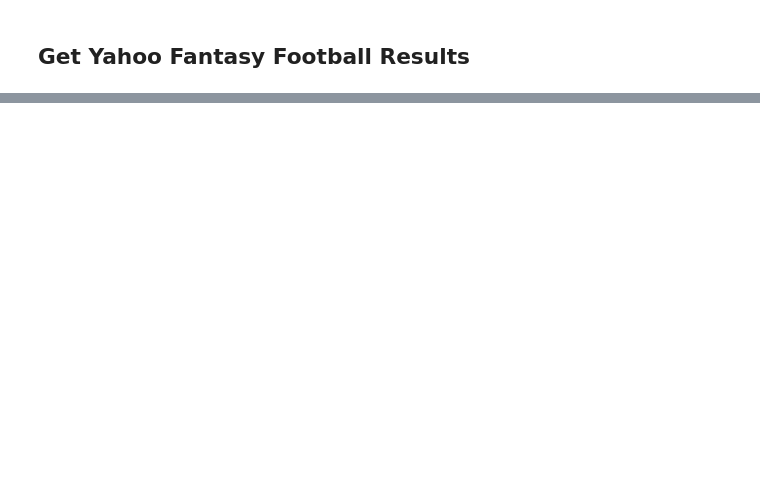
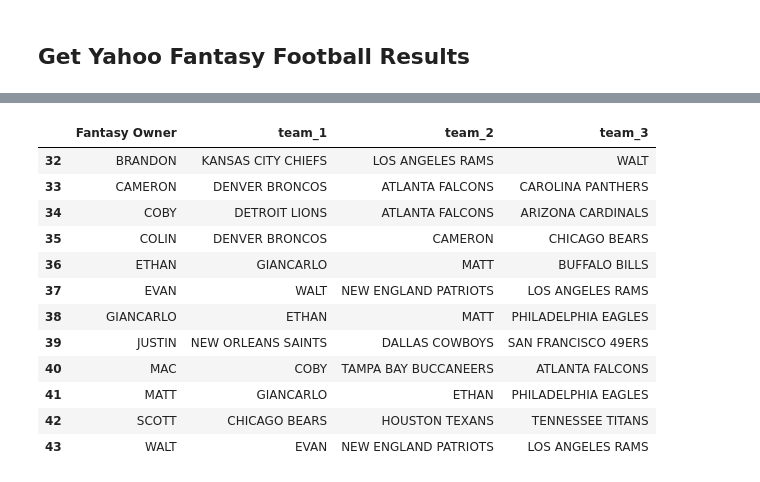
Before and after one commit to bkmurph/yahoo_ff_nfl_comparison, a Jupyter notebook: ff.ipynb, the cells around one changed output, grey strips where cells are left out. Cells and saved outputs as stored; diff of their text form; code cells hidden in the pictures; blank space fills up the shorter version.

```diff
--- a/ff.ipynb
+++ b/ff.ipynb
@@ -63,0 +167,22 @@ agg_table
+# %%
+team_cols = ["team_1", "team_2", "team_3", "team_4", "team_5"]
+for col in team_cols:
+    for i in range(len(team_distances)):
+        similar_team_index = team_distances.loc[i, col]
+        team_distances.loc[i, col] = team_distances.loc[similar_team_index, "team"]
+# %%
+team_distances[["team", "team_1", "team_2", "team_3"]][32:].rename(columns={"team": "Fantasy Owner"})
+# %% [output]
+|  | Fantasy Owner | team_1 | team_2 | team_3 |
+| 32 | BRANDON | KANSAS CITY CHIEFS | LOS ANGELES RAMS | WALT |
+| 33 | CAMERON | DENVER BRONCOS | ATLANTA FALCONS | CAROLINA PANTHERS |
+| 34 | COBY | DETROIT LIONS | ATLANTA FALCONS | ARIZONA CARDINALS |
+| 35 | COLIN | DENVER BRONCOS | CAMERON | CHICAGO BEARS |
+| 36 | ETHAN | GIANCARLO | MATT | BUFFALO BILLS |
+| 37 | EVAN | WALT | NEW ENGLAND PATRIOTS | LOS ANGELES RAMS |
+| 38 | GIANCARLO | ETHAN | MATT | PHILADELPHIA EAGLES |
+| 39 | JUSTIN | NEW ORLEANS SAINTS | DALLAS COWBOYS | SAN FRANCISCO 49ERS |
+| 40 | MAC | COBY | TAMPA BAY BUCCANEERS | ATLANTA FALCONS |
+| 41 | MATT | GIANCARLO | ETHAN | PHILADELPHIA EAGLES |
+| 42 | SCOTT | CHICAGO BEARS | HOUSTON TEXANS | TENNESSEE TITANS |
+| 43 | WALT | EVAN | NEW ENGLAND PATRIOTS | LOS ANGELES RAMS |
```
Also changed, not shown: parts of 30 cells of this notebook, 2 other files.
